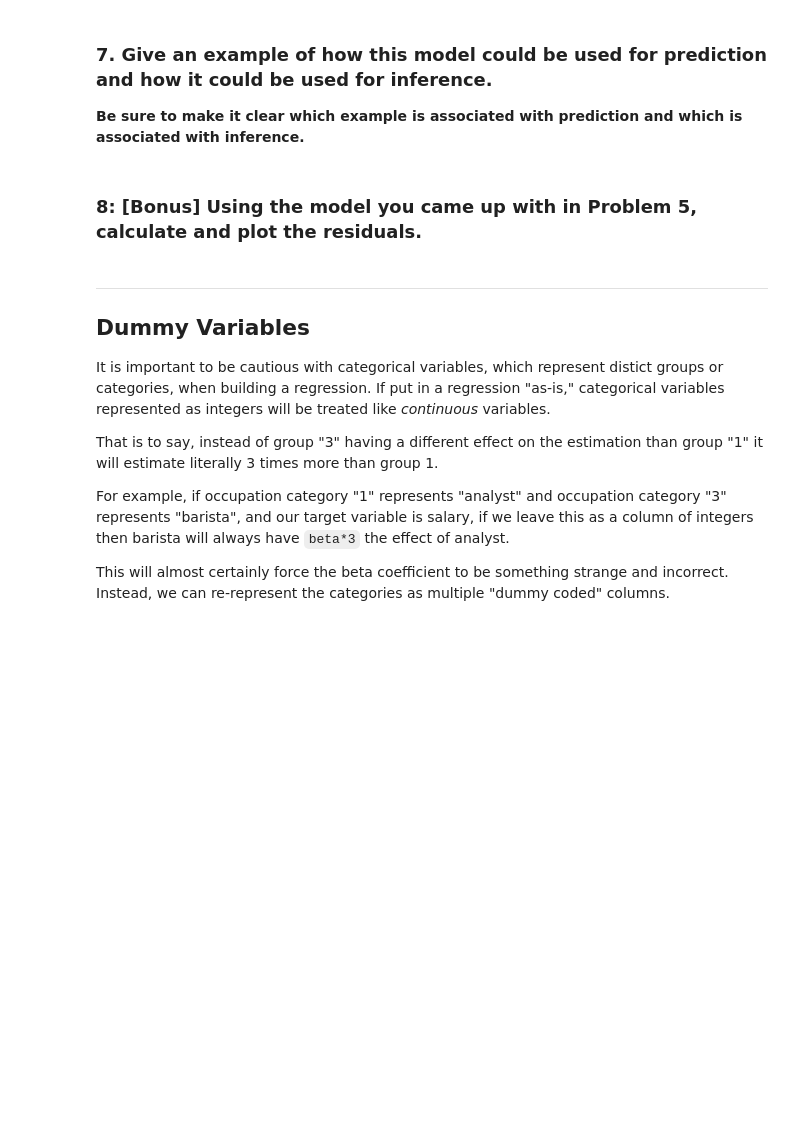
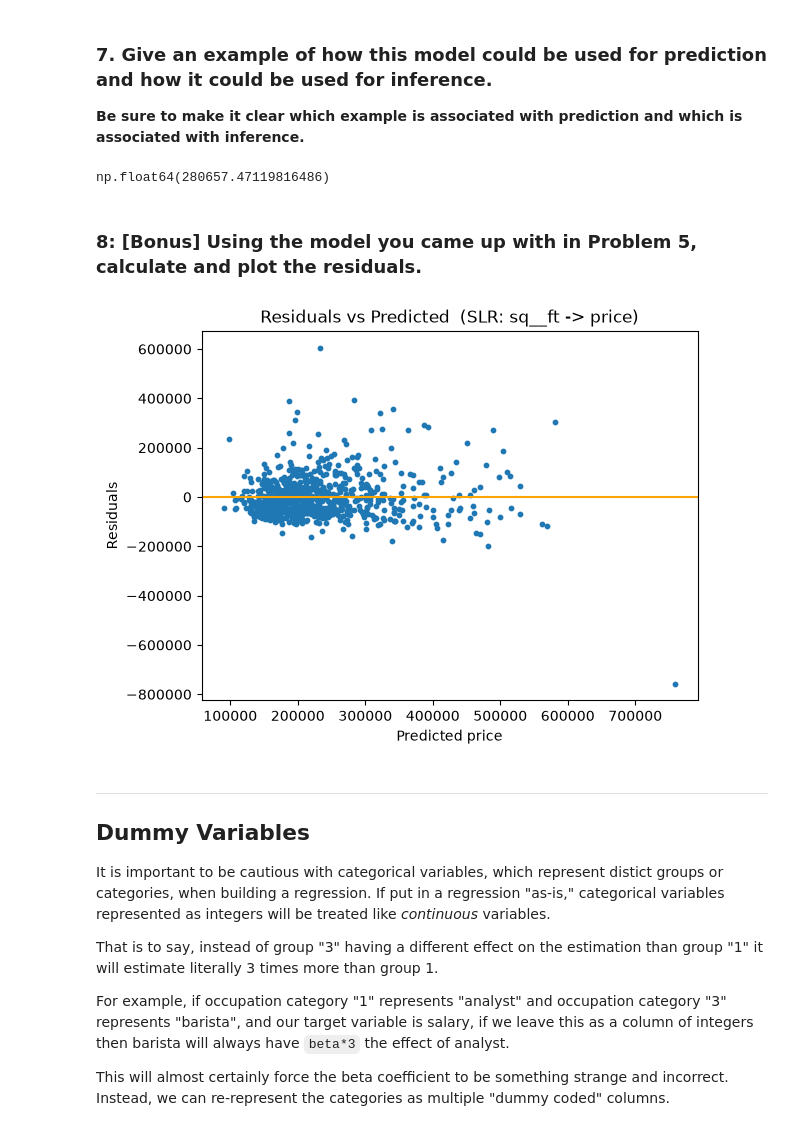
Before and after one commit to Meqdad-25/labs_projects, a Jupyter notebook: labs/6.4 Multiple Linear Regression/6.4.E1 Exercise regression.ipynb, the cells around one changed output. Saved outputs shown, nothing was run; the diff lists cells and outputs as text; code cells hidden in the pictures; blank space fills up the shorter version.

```diff
--- a/labs/6.4 Multiple Linear Regression/6.4.E1 Exercise regression.ipynb
+++ b/labs/6.4 Multiple Linear Regression/6.4.E1 Exercise regression.ipynb
@@ -136,3 +218,19 @@ Your function should take in `x` and `y`, then use the above summary statistics
 
 - **Test your function on price and the variable you determined was the best predictor in Problem 4.**
 - **Report the slope and intercept.**
+# %%
+def SLR(X,y):
+    x_avg = X.mean()
+    y_avg = y.mean()
+    x_std = X.std()
+    y_std = y.std()
+    corr = np.corrcoef(X,y)[0,1]
+    coff = corr * (y_std/x_std)
+    intr = y_avg - (coff*x_avg)
+
+    return coff, intr
+# %%
+# to test:
+coff, intr = SLR(housing['sq__ft'], housing['price'])
+print('Coefficient', coff)
+print('Intercept', intr)
@@ -142,8 +249,24 @@ Your function should take in `x` and `y`, then use the above summary statistics
 ### 7. Give an example of how this model could be used for prediction and how it could be used for inference.
 
 **Be sure to make it clear which example is associated with prediction and which is associated with inference.**
+# %%
+# what if we want tp predict price of ('sq__ft = 2000'):
+intr + (coff*2000)
+# %% [output]
+np.float64(280657.47119816486)
 # %% [markdown]
 ### 8: [Bonus] Using the model you came up with in Problem 5, calculate and plot the residuals.
+# %%
+y_pred_slr = intr + coff * housing['sq__ft']
+residuals = housing['price'] - y_pred_slr
+
+plt.scatter(y_pred_slr, residuals, s=10)
+plt.axhline(0, color='orange')
+plt.xlabel('Predicted price')
+plt.ylabel('Residuals')
+plt.title('Residuals vs Predicted  (SLR: sq__ft -> price)');
+# %% [output]
+[figure, added]
 # %% [markdown]
 ---
 
```
Also changed, not shown: parts of 36 cells of this notebook, 1 other file.
